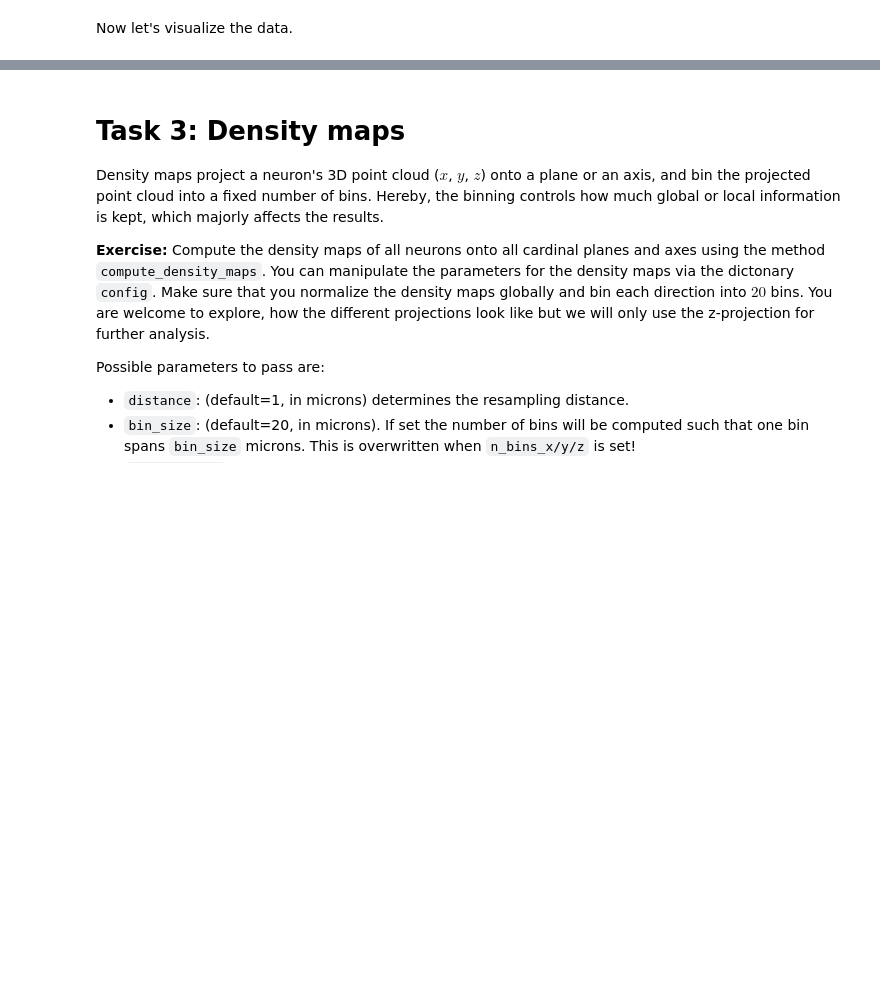
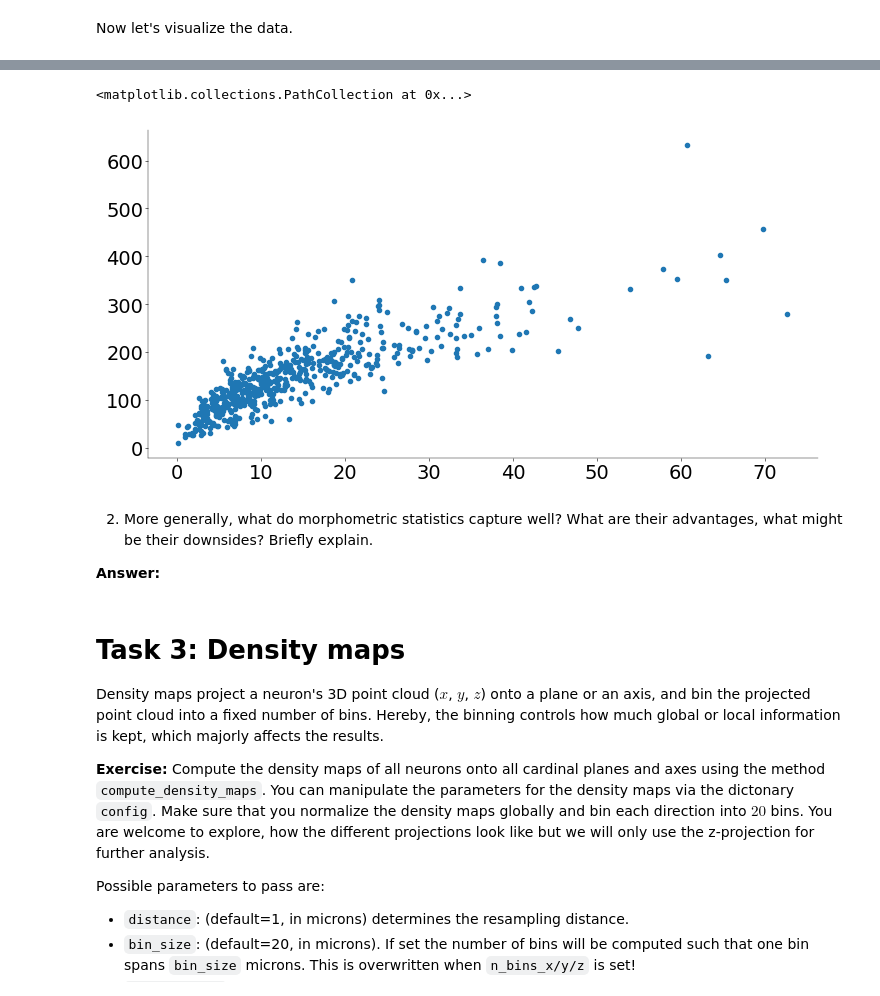
Before and after one commit to toniklenk/NeuralDataScience, a Jupyter notebook: notebooks/CodingLab8.ipynb, the cells around one changed output, grey strips where cells are left out. Drawn from its saved outputs; the diff is of its cells as text; code cells hidden in the pictures; blank space fills up the shorter version.

```diff
--- a/notebooks/CodingLab8.ipynb
+++ b/notebooks/CodingLab8.ipynb
@@ -261,3 +303,19 @@ axes = axes.flatten()
+# %%
+# in the excersise below its stated that volume is uninformative. however, volume results not simply as a product of width, depth and height.
+
+calculated_vol = (
+    morphometric_statistics.width
+    * morphometric_statistics.depth
+    * morphometric_statistics.height
+)
+plt.scatter(calculated_vol, morphometric_statistics.total_volume)
+# %% [output]
+<matplotlib.collections.PathCollection at 0x...>
+[figure, added]
+# %% [markdown]
+2) More generally, what do morphometric statistics capture well? What are their advantages, what might be their downsides? Briefly explain.
+
+**Answer:**
 # %% [markdown]
 # Task 3: Density maps
 
```
Also changed, not shown: parts of 13 cells of this notebook, 1 other file.
